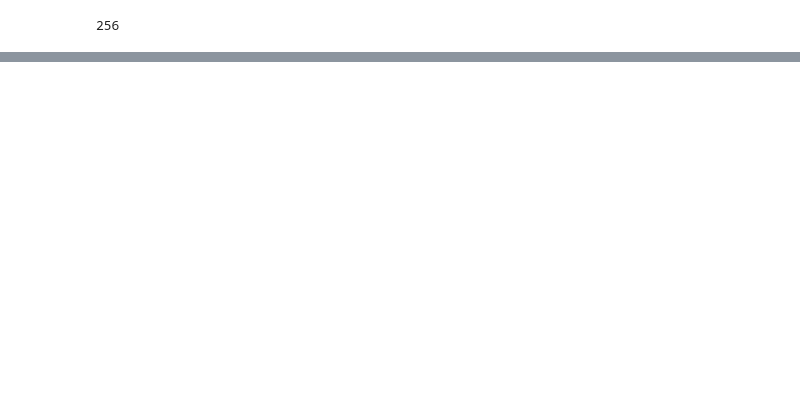
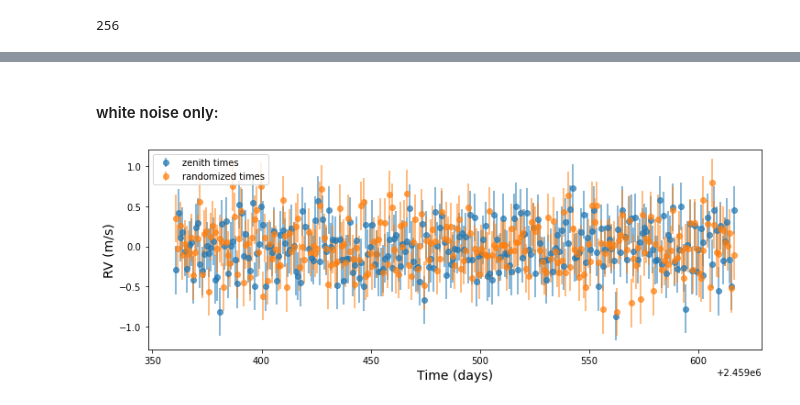
Before and after one commit to megbedell/thethethe, a Jupyter notebook: window-functions.ipynb, the cells around one changed output, grey strips where cells are left out. Saved outputs shown, nothing was run; the diff lists cells and outputs as text; code cells hidden in the pictures; blank space fills up the shorter version.

Commit message:
periodograms of noisy data

```diff
--- a/window-functions.ipynb
+++ b/window-functions.ipynb
@@ -178,0 +188,37 @@ plt.legend();
+# %%
+# inject white noise
+noise_amp = 0.3 # m/s
+ys_zenith = np.random.normal(0., noise_amp, len(t_obs_zenith))
+yerrs_zenith = np.zeros_like(ys_zenith) + noise_amp
+ys_randomized = np.random.normal(0., noise_amp, len(t_obs_randomized))
+yerrs_randomized = np.zeros_like(ys_randomized) + noise_amp
+# %%
+def plot_periodograms(ys_zenith, ys_randomized):
+    frequency, power_zenith = LombScargle(t_obs_zenith,
+                                      ys_zenith, dy=yerrs_zenith).autopower(minimum_frequency=0.01,
+                                                   maximum_frequency=5.,
+                                                   samples_per_peak=7)
+    power_randomized = LombScargle(t_obs_randomized,
+                               ys_randomized, dy=yerrs_randomized).power(frequency)
+    plt.loglog(1./frequency, power_zenith, alpha=0.7, label='zenith times')
+    plt.loglog(1./frequency, power_randomized, alpha=0.7, label='randomized times')
+    plt.xlabel('Period (days)', fontsize=14)
+    plt.ylabel('Power', fontsize=14)
+    plt.legend()
+
+def plot_timeseries(ys_zenith, ys_randomized):
+    fig, ax = plt.subplots(1, 1, figsize=(12,4))
+    ax.errorbar(t_obs_zenith, ys_zenith, yerrs_zenith, ls='',
+                fmt='o', alpha=0.7, label='zenith times')
+    ax.errorbar(t_obs_randomized, ys_randomized, yerrs_randomized, ls='',
+                fmt='o', alpha=0.7, label='randomized times')
+    ax.set_xlabel('Time (days)', fontsize=14)
+    ax.set_ylabel('RV (m/s)', fontsize=14)
+    ax.legend()
+    return fig, ax
+# %% [markdown]
+#### white noise only:
+# %%
+plot_timeseries(ys_zenith, ys_randomized);
+# %% [output]
+[figure, added]
```
Also changed, not shown: parts of 16 cells of this notebook.
